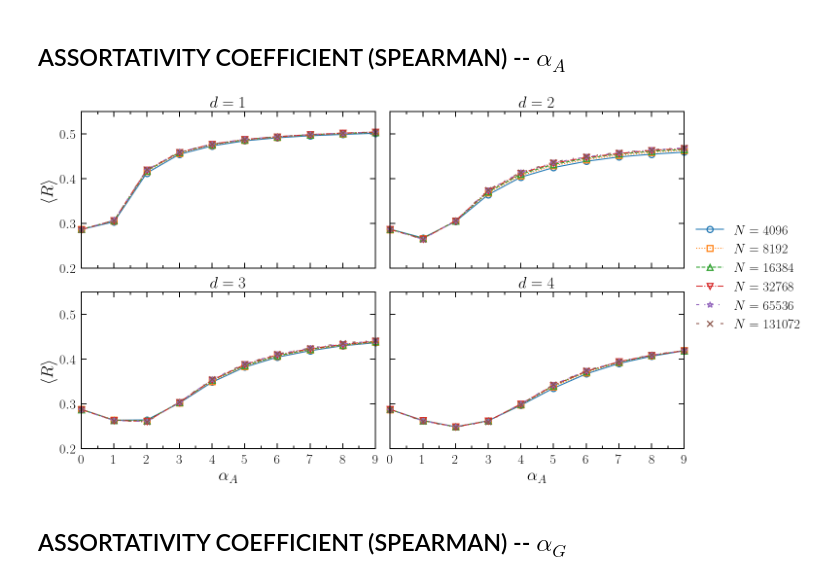
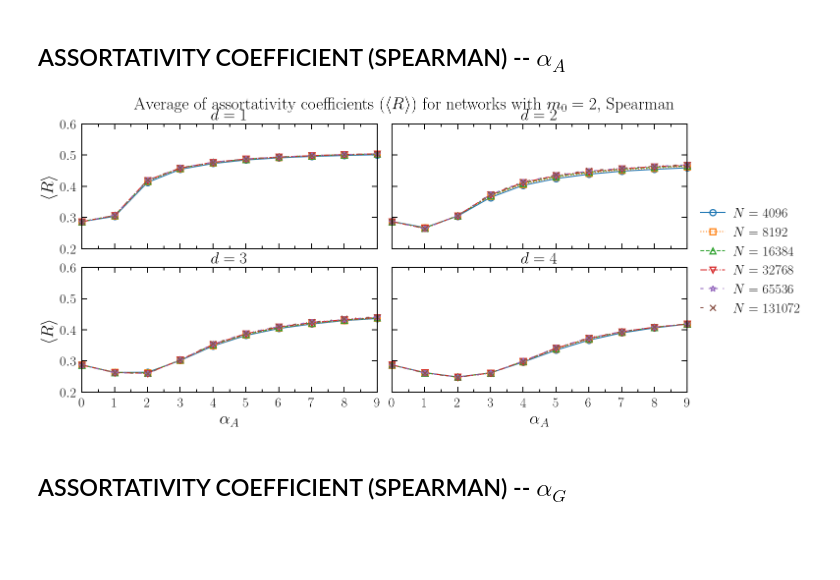
Before and after one commit to JuniorAlencar/SpatialPreferential, a Jupyter notebook: scripts/jupyter/properties.ipynb, the cells around one changed output. Cells and saved outputs as stored; diff of their text form; code cells hidden in the pictures; blank space fills up the shorter version.

```diff
--- a/scripts/jupyter/properties.ipynb
+++ b/scripts/jupyter/properties.ipynb
@@ -51,3 +51,8 @@ df
 | 430 | 8192 | 2 | 4 | 8.0 | 2.0 | 602 | 4.474553 | 0.004607 | ... |
 | 431 | 8192 | 2 | 4 | 9.0 | 2.0 | 601 | 4.476717 | 0.003141 | ... |
 432 rows × 16 columns
+# %%
+N = [2**i for i in range(12, 18)]
+for n in N:
+    ns = df[df["N"]==n]["N_samples"].unique()
+    print(ns)
@@ -245,8 +312,17 @@ plt.show()
 # %% [markdown]
 ## ASSORTATIVITY COEFFICIENT (SPEARMAN) -- $\alpha_A$
 # %%
-fig, axes = plt.subplots(2,2, figsize=(16,9), sharey=True)
-plt.subplots_adjust(wspace=0.05, hspace=0.15)  # ↓ espaço horizontal/vertical
+# mudar para (16,9)
+fig, axes = plt.subplots(2,2, figsize=(16,7), sharey=True)
+plt.subplots_adjust(
+    left=0.09,   # margem esquerda
+    right=0.86,  # reserva ~14% para a legenda à direita
+    bottom=0.12,
+    top=0.90,
+    wspace=0.05,
+    hspace=0.15
+)
+
 fs_labels = 25
 
 N = [2**i for i in range(12, 18)]
@@ -310,36 +386,55 @@ for idx, ax in enumerate(axes.ravel()):
 
     ax.tick_params(axis='both', which='major',
                 length=8, width=thickness_axes, direction='in', labelsize=fs_ticks)
 
     # Minor ticks: geralmente menores/mais finos
     ax.tick_params(axis='both', which='minor',
                     length=4, width=thickness_axes, direction='in')
-    ax.set_ylim(0.20, 0.55)
+    ax.set_ylim(0.20, 0.6)
 
 # ---- Y: mostrar números só na 1ª coluna ----
 # (mantém as “marquinhas” dos ticks em todas as colunas)
 for ax in axes.ravel():
     ax.tick_params(axis='y', which='both', left=True)   # mostra ticks (marquinhas)
 
 for ax in axes[:, 0]:                                   # 1ª coluna
     ax.set_ylabel(r"$\langle R \rangle$", fontsize=fs_labels)
     ax.tick_params(axis='y', which='both', labelleft=True)   # mostra números
 
 for ax in axes[:, 1]:                                   # 2ª coluna
     ax.tick_params(axis='y', which='both', labelleft=False)  # esconde números
 
 # ---- X: mostrar números só na linha de baixo ----
 for ax in axes[0, :]:                                   # linha de cima
     ax.tick_params(axis='x', which='both', labelbottom=False)
 
 for ax in axes[1, :]:                                   # linha de baixo
     ax.set_xlabel(r"$\alpha_A$", fontsize=fs_labels)
     ax.tick_params(axis='x', which='both', labelbottom=True)
 
-fig.legend(labels=labels, loc='center left', bbox_to_anchor=(0.9, 0.5))
+fig.legend(
+    labels=labels,
+    loc="center left",
+    bbox_to_anchor=(0.87, 0.5),  # dentro do espaço reservado por 'right=0.86'
+    fontsize=20,
+    frameon=False,
+    borderaxespad=0.0,
+    handlelength=1.8,
+    handletextpad=0.6
+)
+
+
+fig.suptitle(fr"Average of assortativity coefficients ($\langle R \rangle$) for networks with $m_0 = {m0}$, Spearman", fontsize=25, fontweight='bold') # Adds a title to the entire figure
+# plt.savefig(
+#     assortativity_path + "R_spearman_alpha_a.pdf",
+#     bbox_inches="tight",
+#     pad_inches=0.02,
+#     transparent=True
+# )
+
 plt.show()
 # %% [output]
-[figure, old version]
+[figure, new version]
 # %% [markdown]
 ## ASSORTATIVITY COEFFICIENT (SPEARMAN) -- $\alpha_G$
 # %%
```
Also changed, not shown: parts of 11 cells of this notebook, 6 other files.
